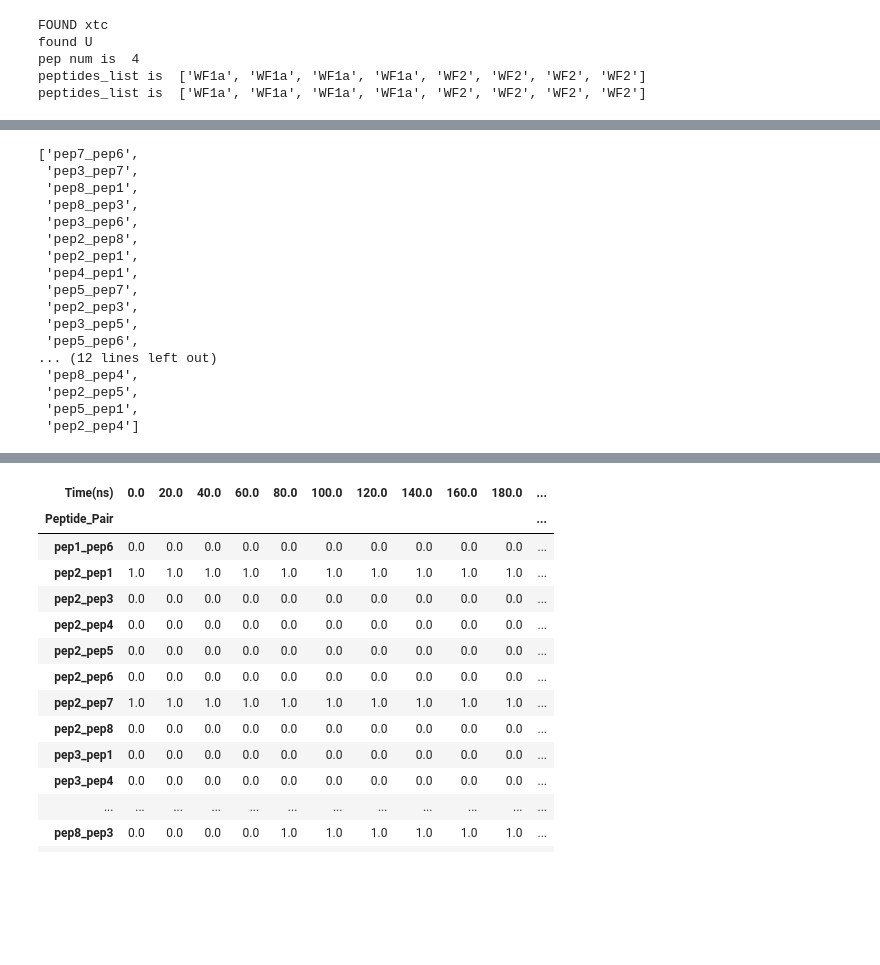
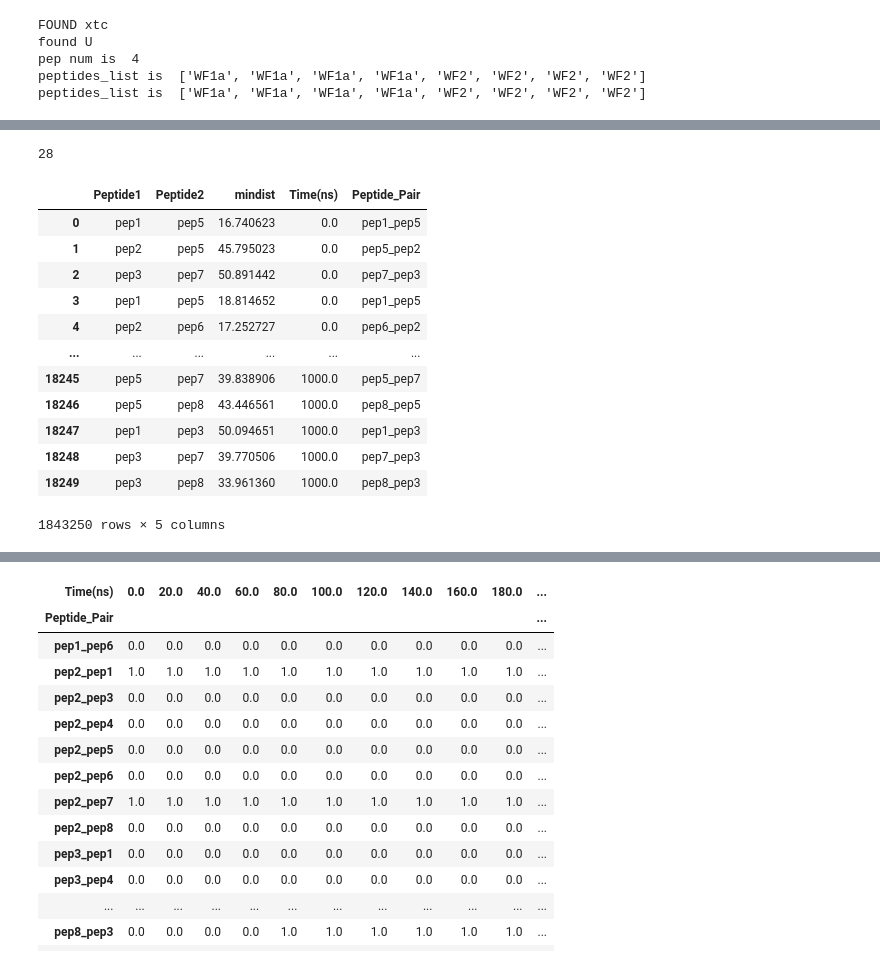
Before and after one commit to miruuna/WF_synergy, a Jupyter notebook: interactions_over_time.ipynb, the cells around one changed output, grey strips where cells are left out. Cells and saved outputs as stored; diff of their text form; code cells hidden in the pictures; blank space fills up the shorter version.

```diff
--- a/interactions_over_time.ipynb
+++ b/interactions_over_time.ipynb
@@ -56,7 +56,7 @@ peptides_list is  ['WF1a', 'WF1a', 'WF1a', 'WF1a', 'WF2', 'WF2', 'WF2', 'WF2']
 def distance_matrix_time(u, peptide, pep_num):
     print("pep num is ", pep_num)
     # seq_manipulation.check_peptides(u, peptide)
-    step_size = 50
+    step_size = 500
     start, stop, step = u.trajectory.check_slice_indices(None, None, None)
 
 
@@ -73,6 +73,7 @@ def distance_matrix_time(u, peptide, pep_num):
     }
     df_list = []
     for frame_index, ts in tqdm(enumerate(u.trajectory[frames]), total=n_frames):
+        new_matrix = []
         #Loop through permutations, create 2D array with amino acid and minimum distance
         mindist_matrix_all_peptide["peptide"] = []
         for c in combinations:
@@ -82,14 +83,15 @@ def distance_matrix_time(u, peptide, pep_num):
                                                                 box=u.dimensions, result=None, backend='serial')
             min_dist = np.min(dist)
             new_mindist[f"{c[0]}:{c[1]}"].append(min_dist)
-        new_matrix = [[int(k.split(":")[0]), int(k.split(":")[1]), v, ts] for k,v in new_mindist.items()]
+            new_matrix.append((c[0], c[1], min_dist, u.trajectory.time/1000))
+        # new_matrix = [[int(k.split(":")[0]), int(k.split(":")[1]), v, ts] for k,v in new_mindist.items()]
         df = pd.DataFrame(new_matrix, columns=['Peptide1','Peptide2', 'mindist', "Time(ns)"])
 
         df_list.append(df)
     return df_list
 membrane = "pg"
 for pep in ["WF1a_WF2"]:
-    p="/Volumes/miru_backup/jade_2synergy/popg_replicas/WF1a_WF2_pg_2"
+    p="/Volumes/miru_backup/jade_2synergy/popg/WF1a_WF2_pg"
 
     u = seq_manipulation.get_universe(p, "md_0_1_combined", "md_0_1")
     workflow = [transformations.unwrap(u.atoms)]
@@ -101,9 +103,3 @@ found U
 pep num is  4
 peptides_list is  ['WF1a', 'WF1a', 'WF1a', 'WF1a', 'WF2', 'WF2', 'WF2', 'WF2']
 peptides_list is  ['WF1a', 'WF1a', 'WF1a', 'WF1a', 'WF2', 'WF2', 'WF2', 'WF2']
-# %%
-df_list.to_csv("distance_over_time_WF1a_WF2_pg.csv")
-pd_concat = pd.read_csv("distance_over_time_WF1a_WF2_pg.csv")
-pd_concat = pd_concat.drop(columns=["Unnamed: 0"])
-pd_concat
-len(set(pd_concat["Time(ns)"].tolist()))
@@ -125,21 +150,6 @@ from itertools import combinations
 combinations_list = list(set(combinations(peptide_list, 2)))
 combinations_list = [f"{p[0]}_{p[1]}" for p in combinations_list]
 combinations_list
+len(combinations_list)
 # %% [output]
-['pep7_pep6',
- 'pep3_pep7',
- 'pep8_pep1',
- 'pep8_pep3',
- 'pep3_pep6',
- 'pep2_pep8',
- 'pep2_pep1',
- 'pep4_pep1',
- 'pep5_pep7',
- 'pep2_pep3',
- 'pep3_pep5',
- 'pep5_pep6',
-... (12 lines left out)
- 'pep8_pep4',
- 'pep2_pep5',
- 'pep5_pep1',
- 'pep2_pep4']
+28
@@ -146,3 +163,25 @@ combinations_list
+# %%
+df_interactions = pd_concat
+df_interactions["Peptide_Pair"] = df_interactions.apply(lambda row: get_peptide_pair(row), axis=1)
+# df_interactions = df_interactions[df_interactions["Peptide_Pair"].isin(combinations_list)]
+# df_interactions = df_interactions.groupby(["Peptide_Pair", "Time(ns)"])["mindist"].min().unstack(-1)
+# df_interactions = df_interactions.mask(df_interactions>7, 8)
+df_interactions["mindist"] = df_interactions["mindist"].apply(pd.to_numeric)
+df_interactions
+# %% [output]
+|  | Peptide1 | Peptide2 | mindist | Time(ns) | Peptide_Pair |
+| 0 | pep1 | pep5 | 16.740623 | 0.0 | pep1_pep5 |
+| 1 | pep2 | pep5 | 45.795023 | 0.0 | pep5_pep2 |
+| 2 | pep3 | pep7 | 50.891442 | 0.0 | pep7_pep3 |
+| 3 | pep1 | pep5 | 18.814652 | 0.0 | pep1_pep5 |
+| 4 | pep2 | pep6 | 17.252727 | 0.0 | pep6_pep2 |
+| ... | ... | ... | ... | ... | ... |
+| 18245 | pep5 | pep7 | 39.838906 | 1000.0 | pep5_pep7 |
+| 18246 | pep5 | pep8 | 43.446561 | 1000.0 | pep8_pep5 |
+| 18247 | pep1 | pep3 | 50.094651 | 1000.0 | pep1_pep3 |
+| 18248 | pep3 | pep7 | 39.770506 | 1000.0 | pep7_pep3 |
+| 18249 | pep3 | pep8 | 33.961360 | 1000.0 | pep8_pep3 |
+1843250 rows × 5 columns
 # %%
 from itertools import combinations
 
```
Also changed, not shown: parts of 10 cells of this notebook, 2 other files.
